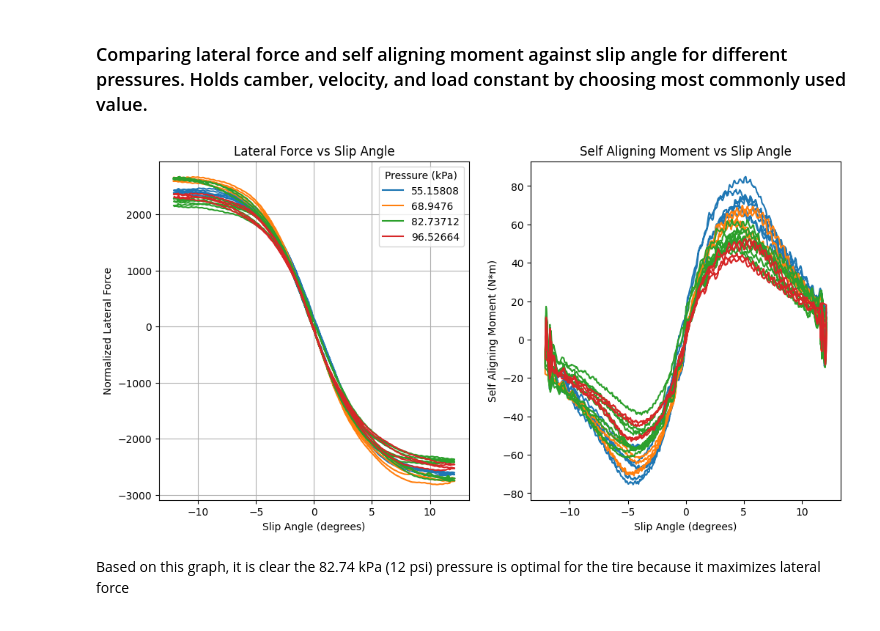
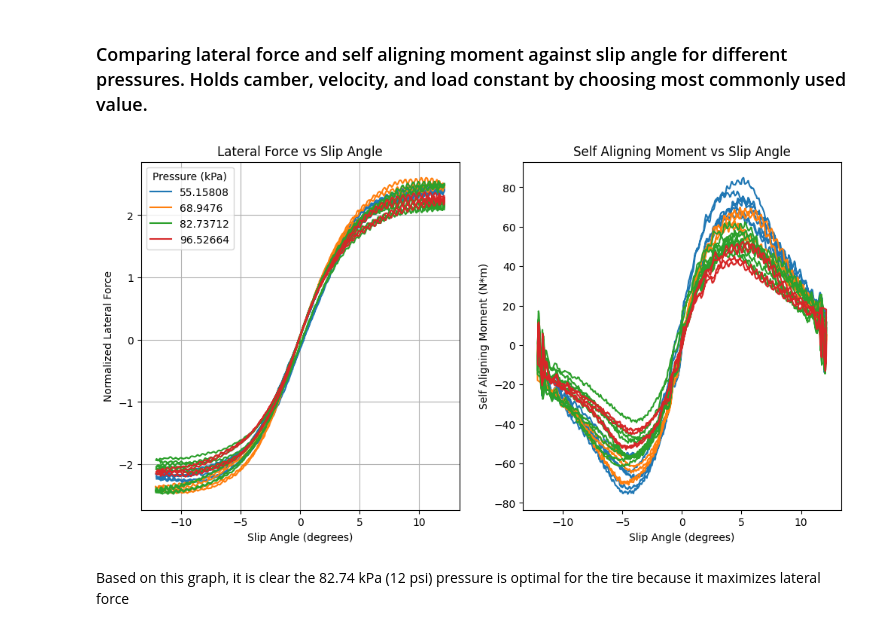
Before and after one commit to jackskmyers/Tire-Data-Analysis, a Jupyter notebook: rear_cornering_analysis.ipynb, the cells around one changed output. Drawn from its saved outputs; the diff is of its cells as text; code cells hidden in the pictures.

```diff
--- a/rear_cornering_analysis.ipynb
+++ b/rear_cornering_analysis.ipynb
@@ -63,24 +63,24 @@ for variable, info in variable_sweeps.items():
 # %%
 plt.figure(figsize=(12,6))
 plt.subplot(1, 2, 1)
 
 for i, g in temp_df.groupby(["pressure"]):
-    plt.plot(g["SA"], g["FY"])
+    plt.plot(g["SA"], g["NFY"])
 plt.legend(variable_sweeps["pressure"]["sweep"], title = "Pressure (kPa)")
 plt.title("Lateral Force vs Slip Angle")
 plt.xlabel("Slip Angle (degrees)")
-plt.ylabel("Lateral Force")
+plt.ylabel("Normalized Lateral Force")
 plt.grid()
 plt.subplot(1, 2, 2)
 for i, g in temp_df.groupby(["pressure"]):
     plt.plot(g["SA"], g["MZ"])
 plt.title("Self Aligning Moment vs Slip Angle")
 plt.xlabel("Slip Angle (degrees)")
 plt.ylabel("Self Aligning Moment (N*m)")
 
 plt.show()
 # %% [output]
-[figure, old version]
+[figure, new version]
 # %% [markdown]
 Based on this graph, it is clear the 82.74 kPa (12 psi) pressure is optimal for the tire because it maximizes lateral force
 # %% [markdown]
```
Also changed, not shown: parts of 3 cells of this notebook, 4 other files.
